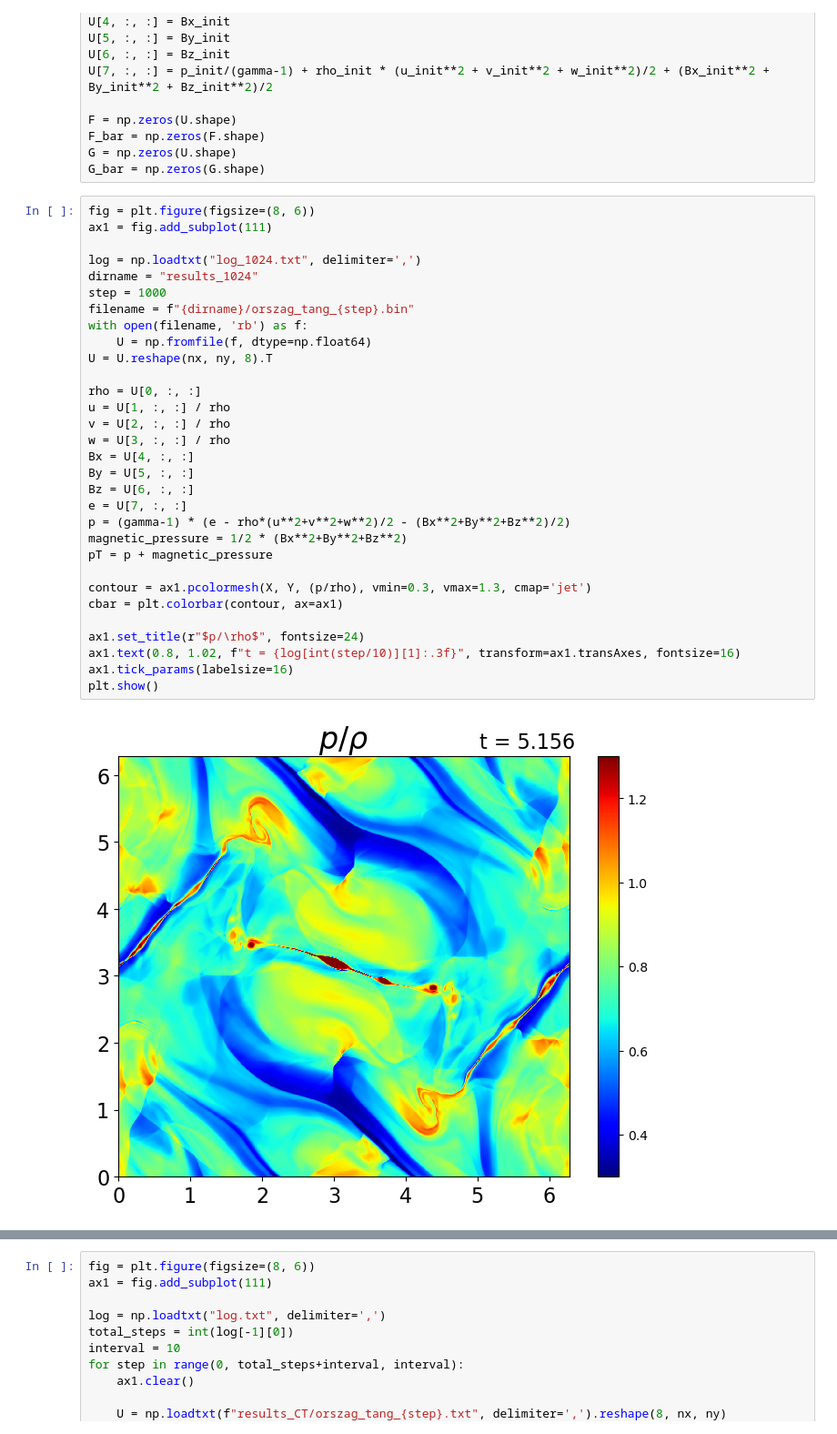
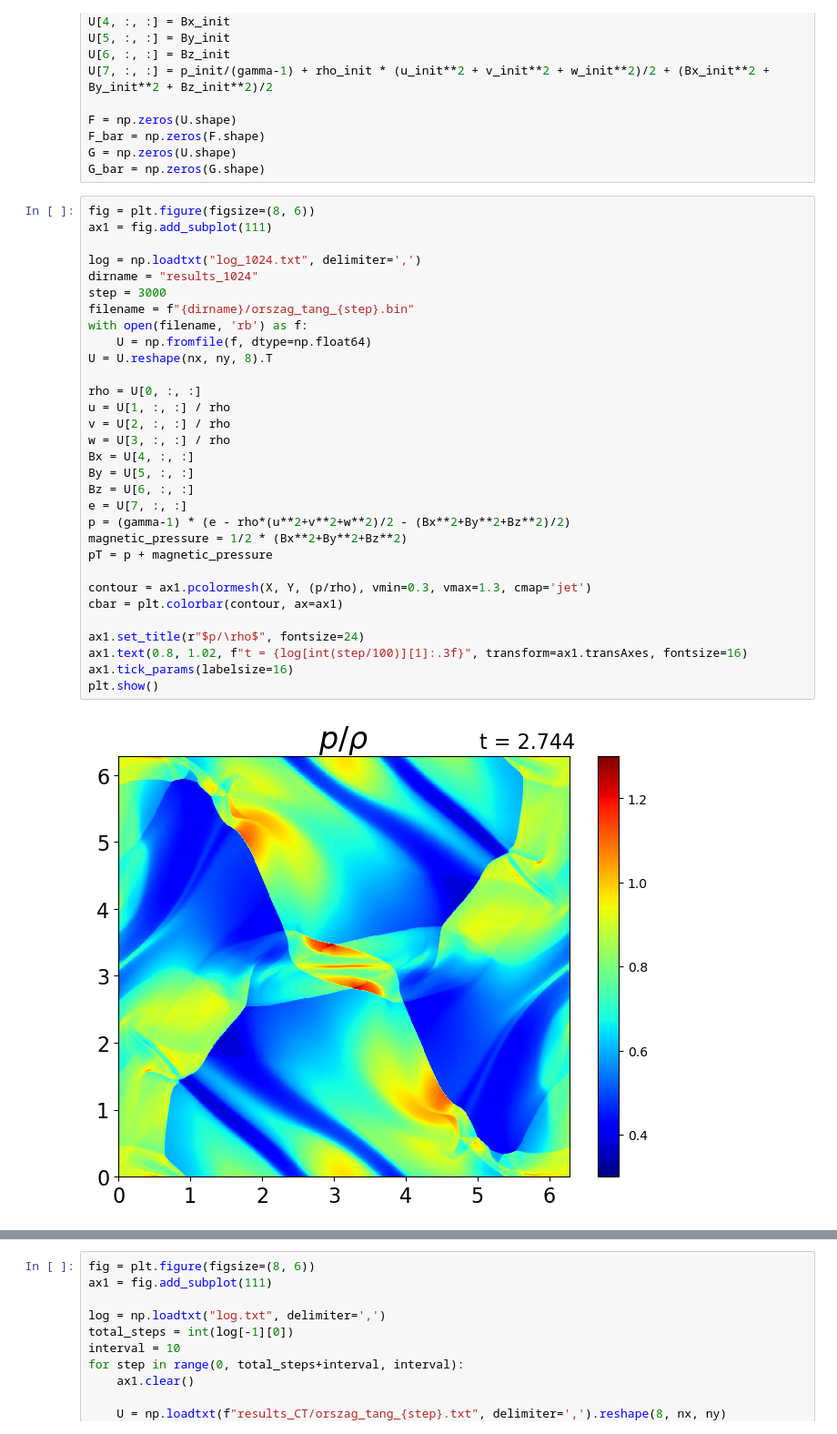
Before and after one commit to keita-akutagawa/IdealMHD_GPU, a Jupyter notebook: examples_2D/orszag_tang/orszag_tang_1024.ipynb, the cells around one changed output, grey strips where cells are left out. Shown at 91% size. Cells and saved outputs as stored; diff of their text form.

```diff
--- a/examples_2D/orszag_tang/orszag_tang_1024.ipynb
+++ b/examples_2D/orszag_tang/orszag_tang_1024.ipynb
@@ -44,36 +44,36 @@ G_bar = np.zeros(G.shape)
 # %%
 fig = plt.figure(figsize=(8, 6))
 ax1 = fig.add_subplot(111)
 
 log = np.loadtxt("log_1024.txt", delimiter=',')
 dirname = "results_1024"
-step = 1000
+step = 3000
 filename = f"{dirname}/orszag_tang_{step}.bin"
 with open(filename, 'rb') as f:
     U = np.fromfile(f, dtype=np.float64)
 U = U.reshape(nx, ny, 8).T
 
 rho = U[0, :, :]
 u = U[1, :, :] / rho
 v = U[2, :, :] / rho
 w = U[3, :, :] / rho
 Bx = U[4, :, :]
 By = U[5, :, :]
 Bz = U[6, :, :]
 e = U[7, :, :]
 p = (gamma-1) * (e - rho*(u**2+v**2+w**2)/2 - (Bx**2+By**2+Bz**2)/2)
 magnetic_pressure = 1/2 * (Bx**2+By**2+Bz**2)
 pT = p + magnetic_pressure
 
 contour = ax1.pcolormesh(X, Y, (p/rho), vmin=0.3, vmax=1.3, cmap='jet')
 cbar = plt.colorbar(contour, ax=ax1)
 
 ax1.set_title(r"$p/\rho$", fontsize=24)
-ax1.text(0.8, 1.02, f"t = {log[int(step/10)][1]:.3f}", transform=ax1.transAxes, fontsize=16)
+ax1.text(0.8, 1.02, f"t = {log[int(step/100)][1]:.3f}", transform=ax1.transAxes, fontsize=16)
 ax1.tick_params(labelsize=16)
 plt.show()
 # %% [output]
-[figure, old version]
+[figure, new version]
 # %%
 fig = plt.figure(figsize=(8, 6))
 ax1 = fig.add_subplot(111)
```
Also changed, not shown: parts of 1 cell of this notebook.
